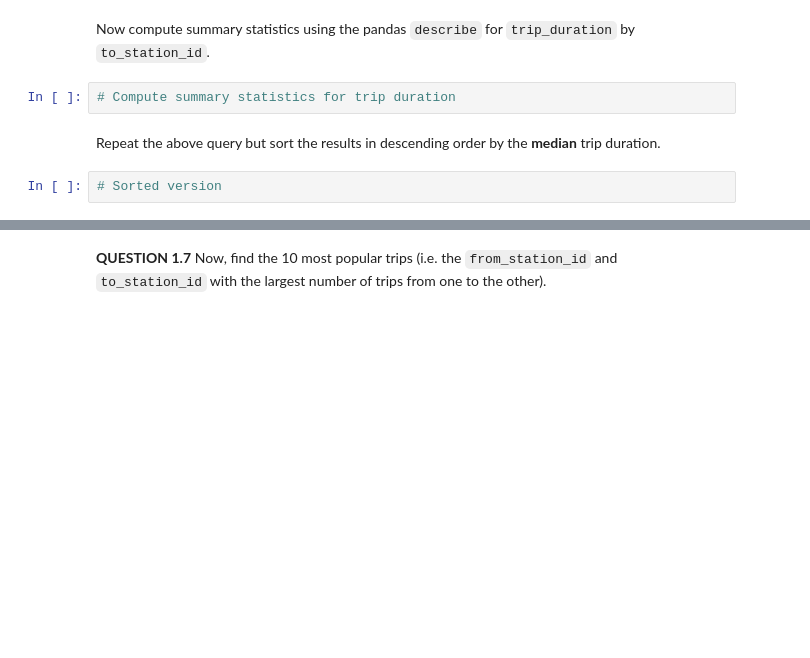
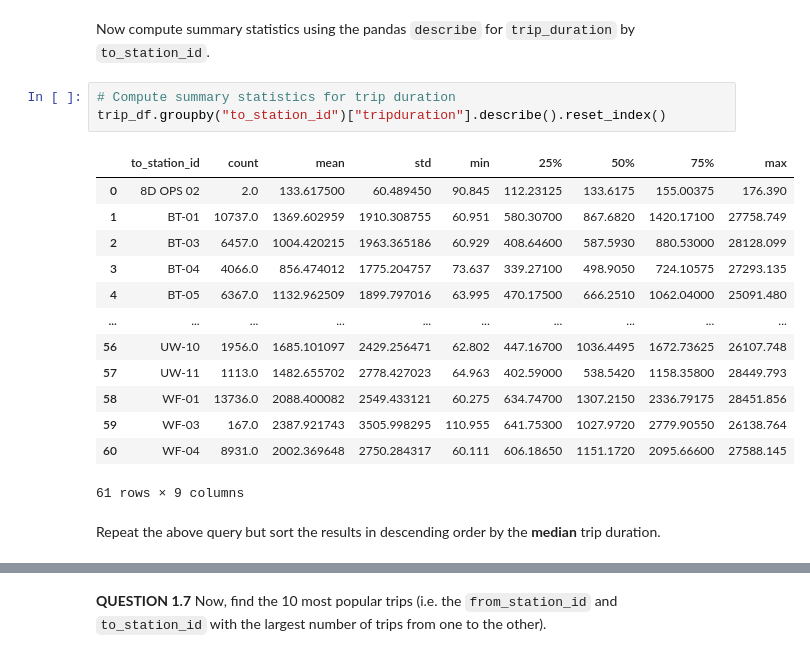
Before and after one commit to brandonowens24/MIS5470_cycleshare_plants, a Jupyter notebook: hw4_p1_eda_pronto/hw4_cycleshare_python-problem_owens.ipynb, the cells around one changed output, grey strips where cells are left out. Saved outputs shown, nothing was run; the diff lists cells and outputs as text; blank space fills up the shorter version.

```diff
--- a/hw4_p1_eda_pronto/hw4_cycleshare_python-problem_owens.ipynb
+++ b/hw4_p1_eda_pronto/hw4_cycleshare_python-problem_owens.ipynb
@@ -109,7 +238,20 @@ Combine the `station_trips_in`, `station_trips_out`, and `station_balance` serie
 Now compute summary statistics using the pandas `describe` for `trip_duration` by `to_station_id`.
 # %%
 # Compute summary statistics for trip duration
+trip_df.groupby("to_station_id")["tripduration"].describe().reset_index()
+# %% [output]
+|  | to_station_id | count | mean | std | min | 25% | 50% | 75% | max |
+| 0 | 8D OPS 02 | 2.0 | 133.617500 | 60.489450 | 90.845 | 112.23125 | 133.6175 | 155.00375 | 176.390 |
+| 1 | BT-01 | 10737.0 | 1369.602959 | 1910.308755 | 60.951 | 580.30700 | 867.6820 | 1420.17100 | 27758.749 |
+| 2 | BT-03 | 6457.0 | 1004.420215 | 1963.365186 | 60.929 | 408.64600 | 587.5930 | 880.53000 | 28128.099 |
+| 3 | BT-04 | 4066.0 | 856.474012 | 1775.204757 | 73.637 | 339.27100 | 498.9050 | 724.10575 | 27293.135 |
+| 4 | BT-05 | 6367.0 | 1132.962509 | 1899.797016 | 63.995 | 470.17500 | 666.2510 | 1062.04000 | 25091.480 |
+| ... | ... | ... | ... | ... | ... | ... | ... | ... | ... |
+| 56 | UW-10 | 1956.0 | 1685.101097 | 2429.256471 | 62.802 | 447.16700 | 1036.4495 | 1672.73625 | 26107.748 |
+| 57 | UW-11 | 1113.0 | 1482.655702 | 2778.427023 | 64.963 | 402.59000 | 538.5420 | 1158.35800 | 28449.793 |
+| 58 | WF-01 | 13736.0 | 2088.400082 | 2549.433121 | 60.275 | 634.74700 | 1307.2150 | 2336.79175 | 28451.856 |
+| 59 | WF-03 | 167.0 | 2387.921743 | 3505.998295 | 110.955 | 641.75300 | 1027.9720 | 2779.90550 | 26138.764 |
+| 60 | WF-04 | 8931.0 | 2002.369648 | 2750.284317 | 60.111 | 606.18650 | 1151.1720 | 2095.66600 | 27588.145 |
+61 rows × 9 columns
 # %% [markdown]
 Repeat the above query but sort the results in descending order by the **median** trip duration.
-# %%
-# Sorted version
```
Also changed, not shown: parts of 21 cells of this notebook.
